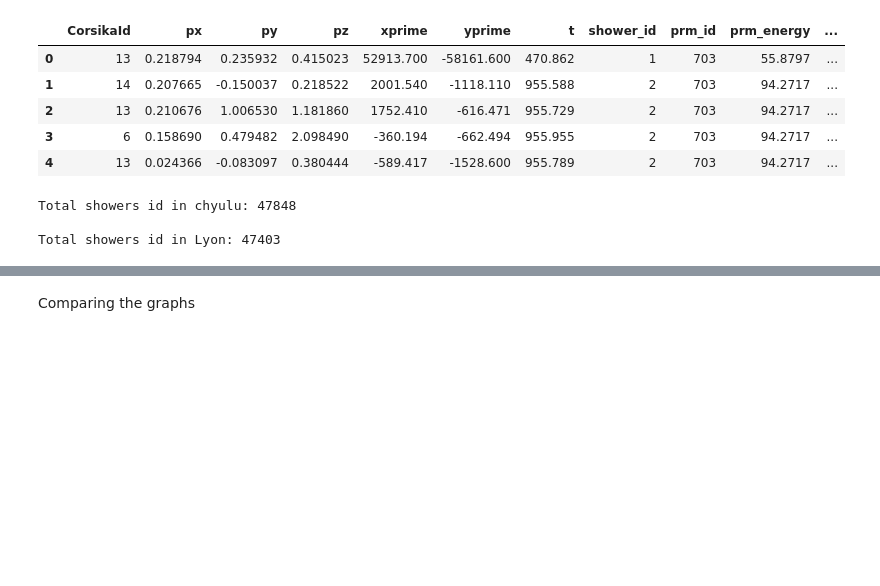
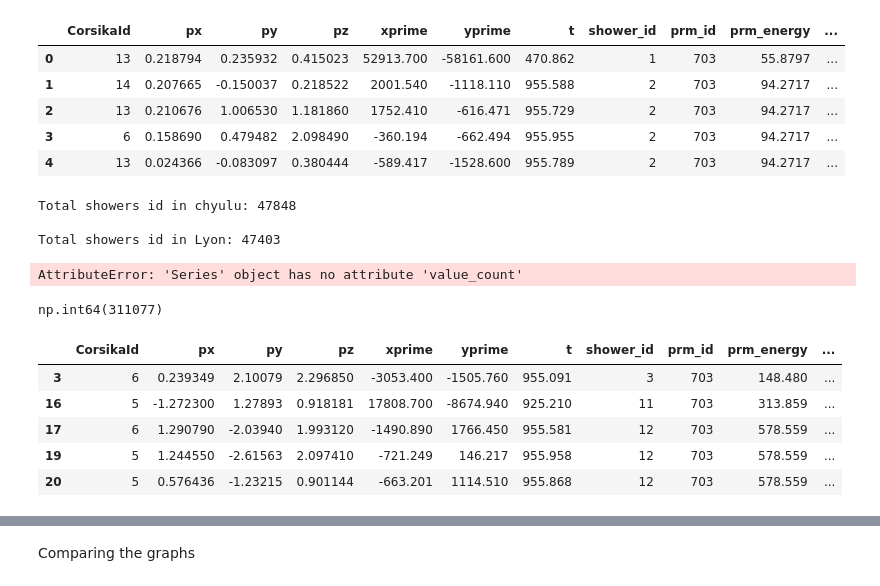
Before and after one commit to JKariithi/Muon_Distribution_Analysis, a Jupyter notebook: comparisons/T300_E2_1500m/lyon_chyulu.ipynb, the cells around one changed output, grey strips where cells are left out. Drawn from its saved outputs; the diff is of its cells as text; code cells hidden in the pictures; blank space fills up the shorter version.

```diff
--- a/comparisons/T300_E2_1500m/lyon_chyulu.ipynb
+++ b/comparisons/T300_E2_1500m/lyon_chyulu.ipynb
@@ -58,5 +58,13 @@ print(f"Total showers id in Lyon: {lyon["shower_id"].nunique()}")
 Total showers id in chyulu: 47848
 
 Total showers id in Lyon: 47403
+# %%
+(lyon["CorsikaId"] == 6).value_count()
+# %% [output]
+AttributeError: 'Series' object has no attribute 'value_count'
+# %%
+(lyon["CorsikaId"] == 5).count()
+# %% [output]
+np.int64(311077)
 # %%
 # subsetting the data for only muons and resetting the index
@@ -67,0 +75,9 @@ chyulu = chyulu[muons_chyulu].reset_index()
+# %%
+chyulu.head()
+# %% [output]
+|  | CorsikaId | px | py | pz | xprime | yprime | t | shower_id | prm_id | prm_energy | ... |
+| 3 | 6 | 0.239349 | 2.10079 | 2.296850 | -3053.400 | -1505.760 | 955.091 | 3 | 703 | 148.480 | ... |
+| 16 | 5 | -1.272300 | 1.27893 | 0.918181 | 17808.700 | -8674.940 | 925.210 | 11 | 703 | 313.859 | ... |
+| 17 | 6 | 1.290790 | -2.03940 | 1.993120 | -1490.890 | 1766.450 | 955.581 | 12 | 703 | 578.559 | ... |
+| 19 | 5 | 1.244550 | -2.61563 | 2.097410 | -721.249 | 146.217 | 955.958 | 12 | 703 | 578.559 | ... |
+| 20 | 5 | 0.576436 | -1.23215 | 0.901144 | -663.201 | 1114.510 | 955.868 | 12 | 703 | 578.559 | ... |
```
Also changed, not shown: parts of 6 cells of this notebook.
